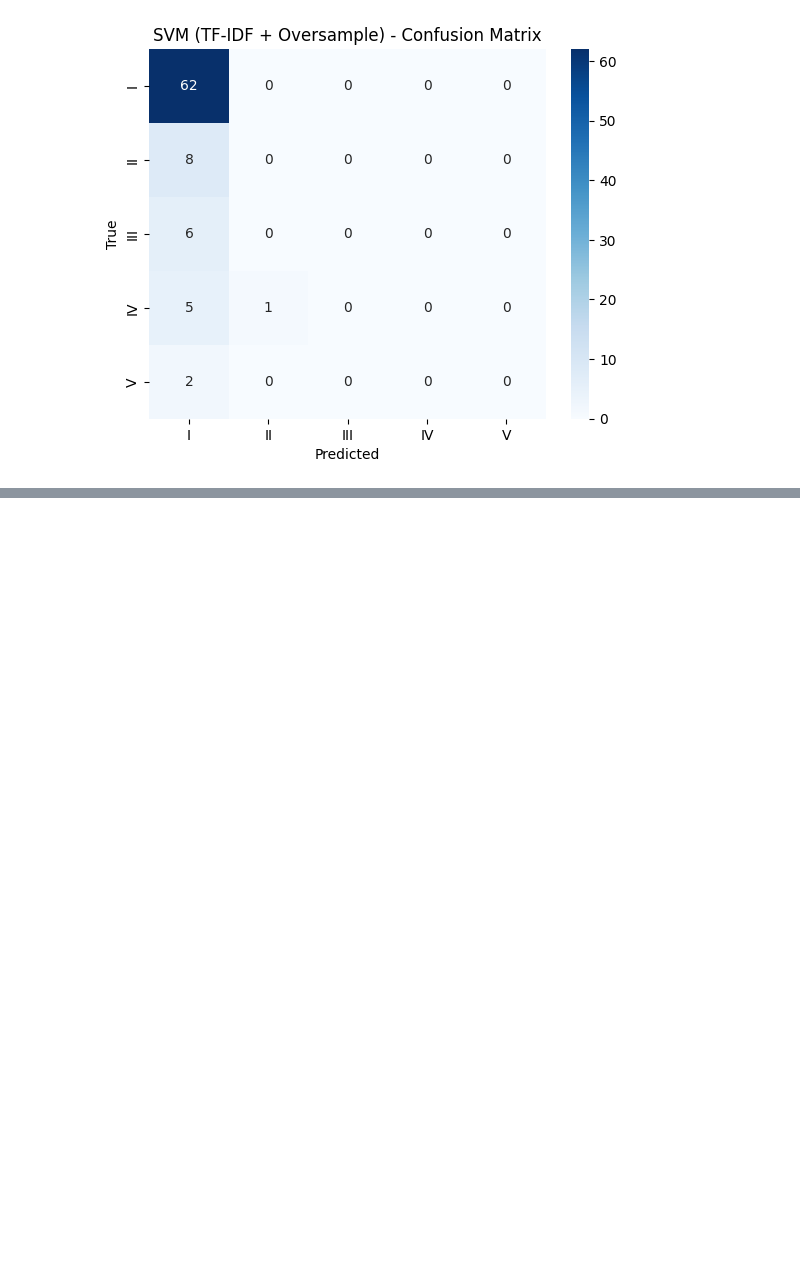
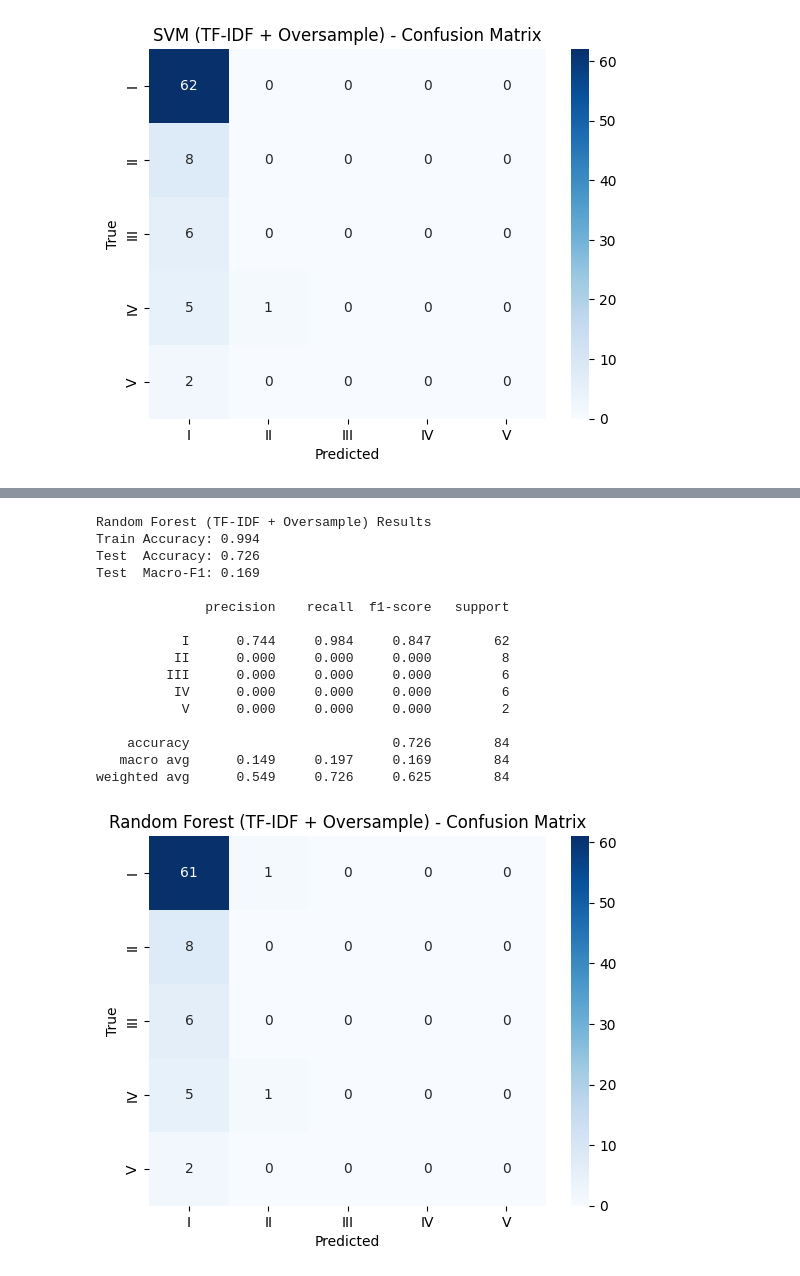
Before and after one commit to debosree1234/DeboSpringBoot, a Jupyter notebook: NLPChatbot.ipynb, the cells around one changed output, grey strips where cells are left out. Cells and saved outputs as stored; diff of their text form; code cells hidden in the pictures; blank space fills up the shorter version.

```diff
--- a/NLPChatbot.ipynb
+++ b/NLPChatbot.ipynb
@@ -1418,0 +1260,12 @@ pd.DataFrame(RESULTS).sort_values("Test Accuracy", ascending=False)
+# %%
+# Random Forest with TF-IDF + Oversampling
+rf_tfidf_overs = ImbPipeline([
+    ("tfidf", tfidf_vectorizer),
+    ("oversample", sampler),
+    ("clf", RandomForestClassifier(
+        n_estimators=100,
+        class_weight="balanced",
+        random_state=RANDOM_STATE,
+        n_jobs=-1
+    ))
+])
@@ -1418,0 +1337,21 @@ pd.DataFrame(RESULTS).sort_values("Test Accuracy", ascending=False)
+# %%
+# Evaluate Random Forest with TF-IDF + Oversampling
+evaluate_and_log(rf_tfidf_overs, X_train, y_train, X_test, y_test, "Random Forest (TF-IDF + Oversample)", RESULTS)
+# %% [output]
+Random Forest (TF-IDF + Oversample) Results
+Train Accuracy: 0.994
+Test  Accuracy: 0.726
+Test  Macro-F1: 0.169
+
+              precision    recall  f1-score   support
+
+           I      0.744     0.984     0.847        62
+          II      0.000     0.000     0.000         8
+         III      0.000     0.000     0.000         6
+          IV      0.000     0.000     0.000         6
+           V      0.000     0.000     0.000         2
+
+    accuracy                          0.726        84
+   macro avg      0.149     0.197     0.169        84
+weighted avg      0.549     0.726     0.625        84
+[figure, added]
```
Also changed, not shown: parts of 99 cells of this notebook.
